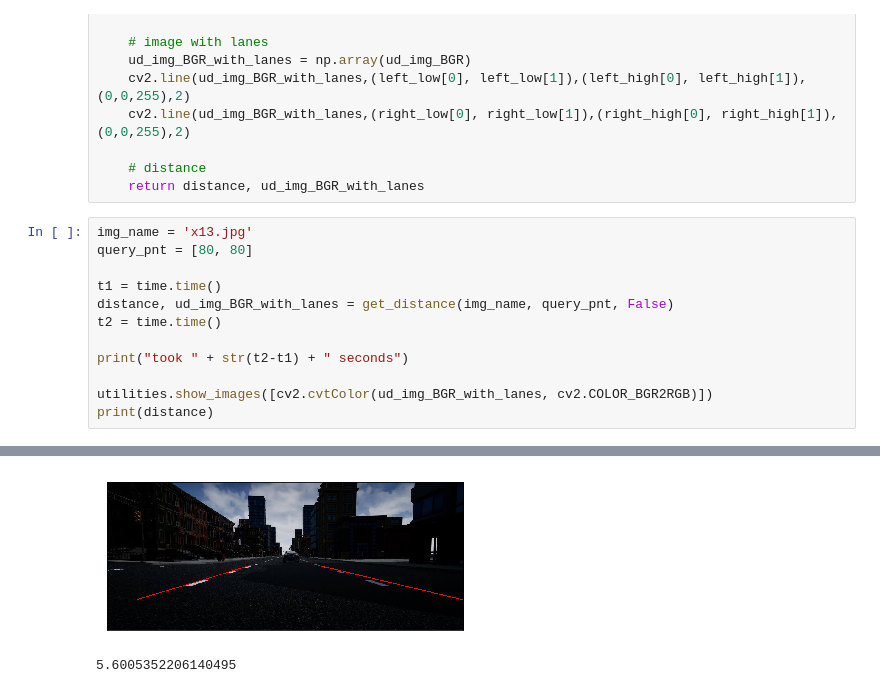
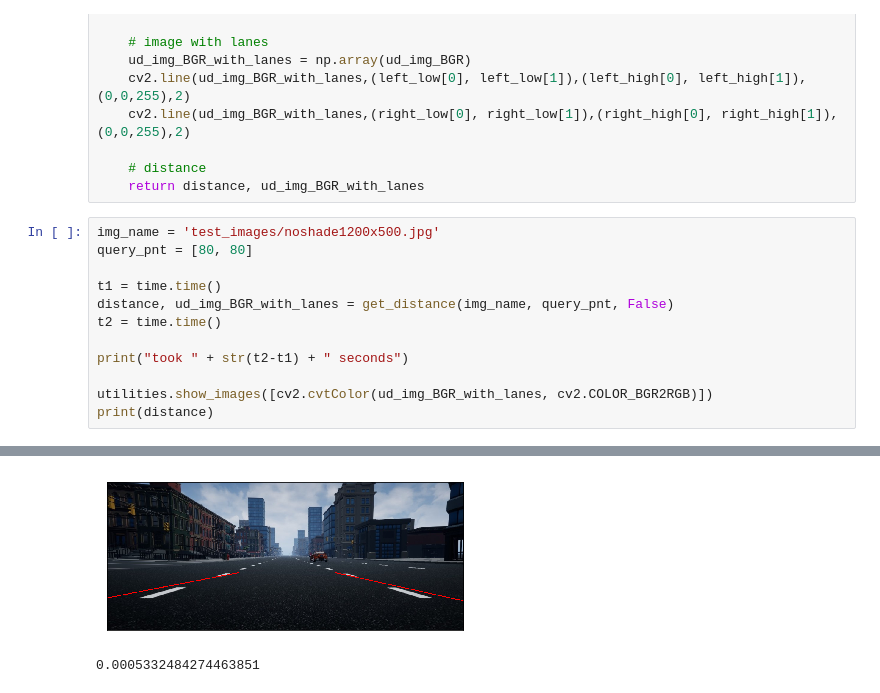
Before and after one commit to hesham-akmal/Brain-ADAS, a Jupyter notebook: CarDetection/Lane detection & Distance estimation/Driver.ipynb, the cells around one changed output, grey strips where cells are left out. Cells and saved outputs as stored; diff of their text form.

```diff
--- a/CarDetection/Lane detection & Distance estimation/Driver.ipynb
+++ b/CarDetection/Lane detection & Distance estimation/Driver.ipynb
@@ -49,7 +49,7 @@ def get_distance(img_name, query_pnt, debug):
     # distance
     return distance, ud_img_BGR_with_lanes
 # %%
-img_name = 'x13.jpg'
+img_name = 'test_images/noshade1200x500.jpg'
 query_pnt = [80, 80]
 
 t1 = time.time()
@@ -65,2 +65,2 @@ took 0.03789830207824707 seconds
-[figure, old version]
+[figure, new version]
-5.6005352206140495
+0.0005332484274463851
```
Also changed, not shown: parts of 1 cell of this notebook, 2 other files.
